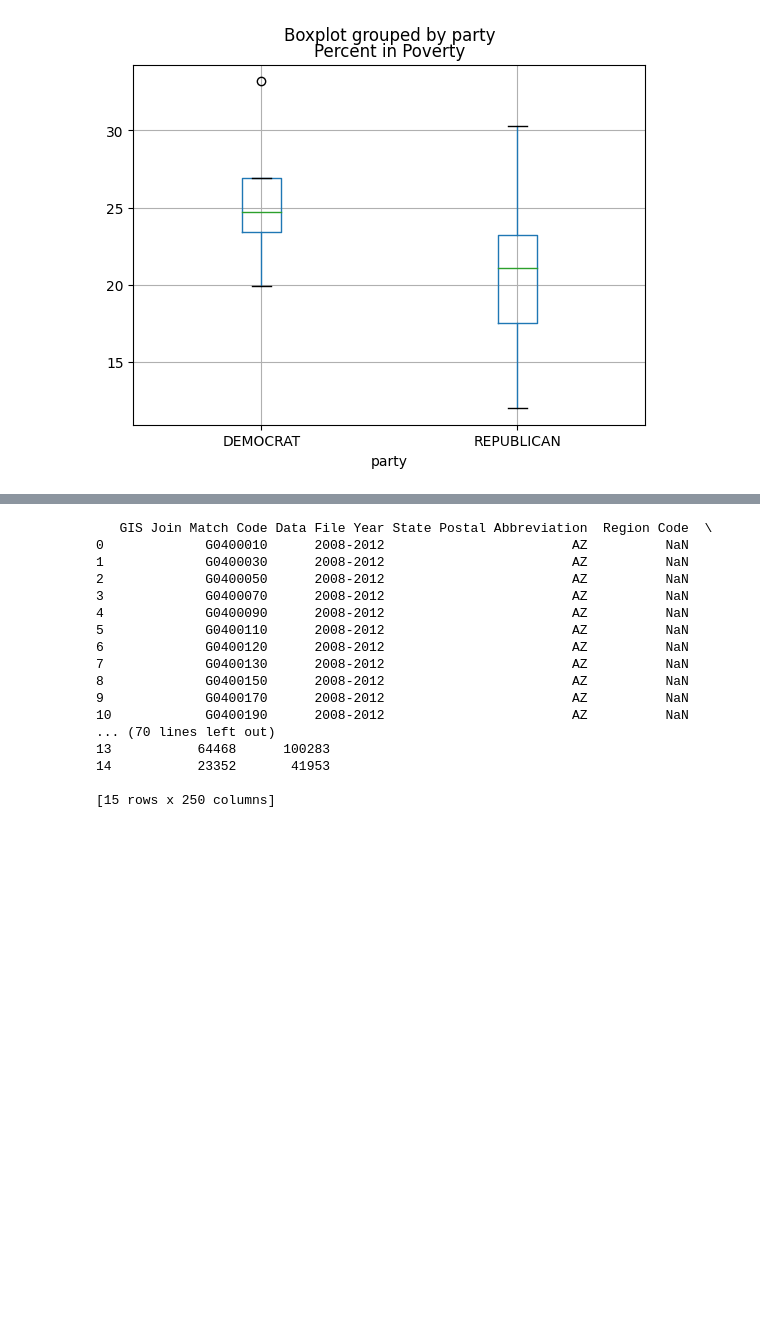
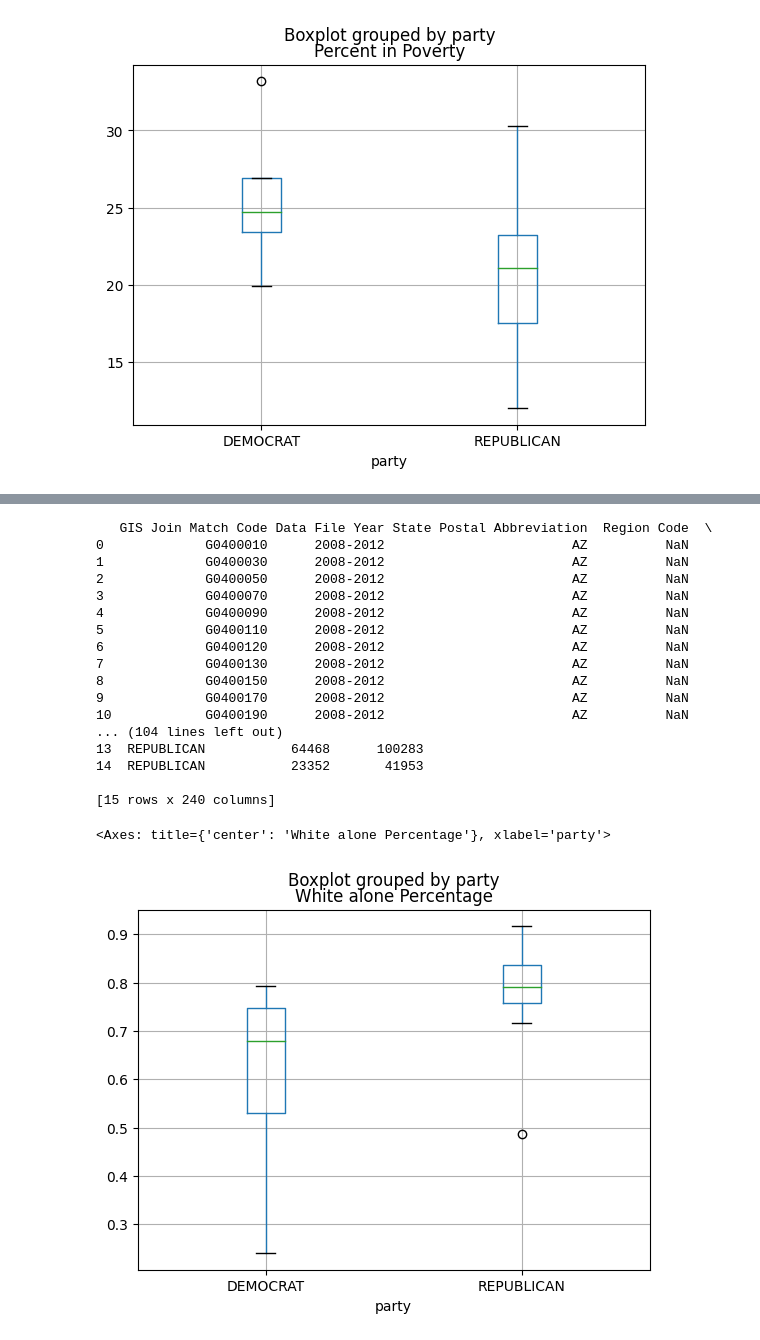
Before and after one commit to vaibhavjha06/ds3001group, a Jupyter notebook: arizona/azEDA.ipynb, the cells around one changed output, grey strips where cells are left out. Saved outputs shown, nothing was run; the diff lists cells and outputs as text; code cells hidden in the pictures; blank space fills up the shorter version.

```diff
--- a/arizona/azEDA.ipynb
+++ b/arizona/azEDA.ipynb
@@ -127,14 +121,14 @@ outcomes2012.head(20)
 | 13 | 2012 | ARIZONA | AZ | YAVAPAI | 4025 | US PRESIDENT | MITT ROMNEY | REPUBLICAN | 64468 | ... |
 | 14 | 2012 | ARIZONA | AZ | YUMA | 4027 | US PRESIDENT | MITT ROMNEY | REPUBLICAN | 23352 | ... |
 # %%
-outcomes_subset = outcomes2012[['county_name', 'office', 'candidate', 'party', 'candidatevotes', 'totalvotes']]
+outcomes_subset2012 = outcomes2012[['county_name', 'office', 'candidate', 'party', 'candidatevotes', 'totalvotes']]
 
-merged_data = pd.merge(azdemographics2012, outcomes_subset, left_on='County Name', right_on='county_name', how='left')
+merged_data2012 = pd.merge(azdemographics2012, outcomes_subset2012, left_on='County Name', right_on='county_name', how='left')
 
 # merged_data = merged_data.drop('county_name', axis=1)
 
 # Print or use the merged DataFrame
-print(merged_data.head(50))
+print(merged_data2012.head(50))
 # %% [output]
    GIS Join Match Code Data File Year State Postal Abbreviation  Region Code  \
 0             G0400010      2008-2012                        AZ          NaN
@@ -148,8 +142,13 @@ print(merged_data.head(50))
 8             G0400150      2008-2012                        AZ          NaN
 9             G0400170      2008-2012                        AZ          NaN
 10            G0400190      2008-2012                        AZ          NaN
-... (70 lines left out)
-13           64468      100283
-14           23352       41953
+... (104 lines left out)
+13  REPUBLICAN           64468      100283
+14  REPUBLICAN           23352       41953
 
-[15 rows x 250 columns]
+[15 rows x 240 columns]
+# %%
+merged_data2012.boxplot(column = 'White alone Percentage',by = 'party')
+# %% [output]
+<Axes: title={'center': 'White alone Percentage'}, xlabel='party'>
+[figure, added]
```
Also changed, not shown: parts of 1 cell of this notebook.
